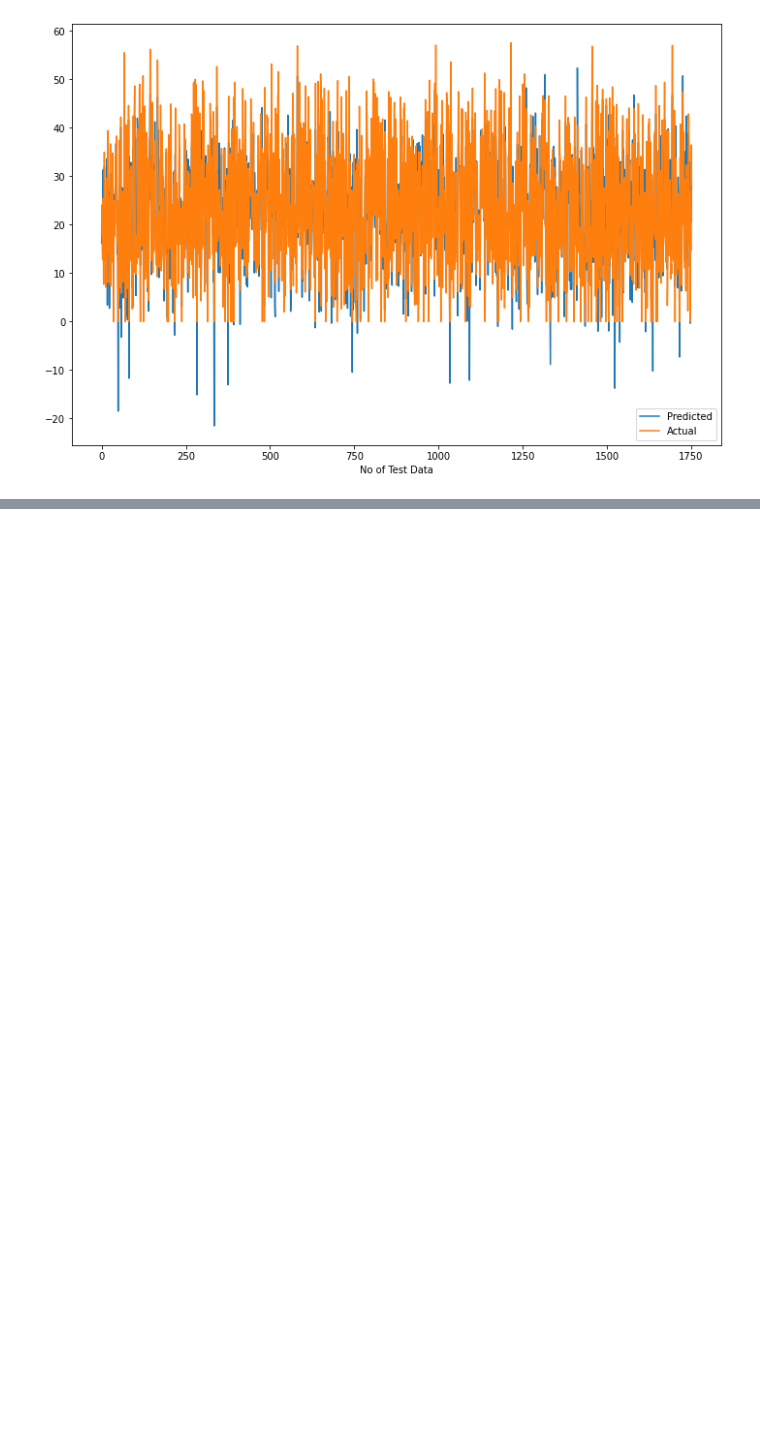
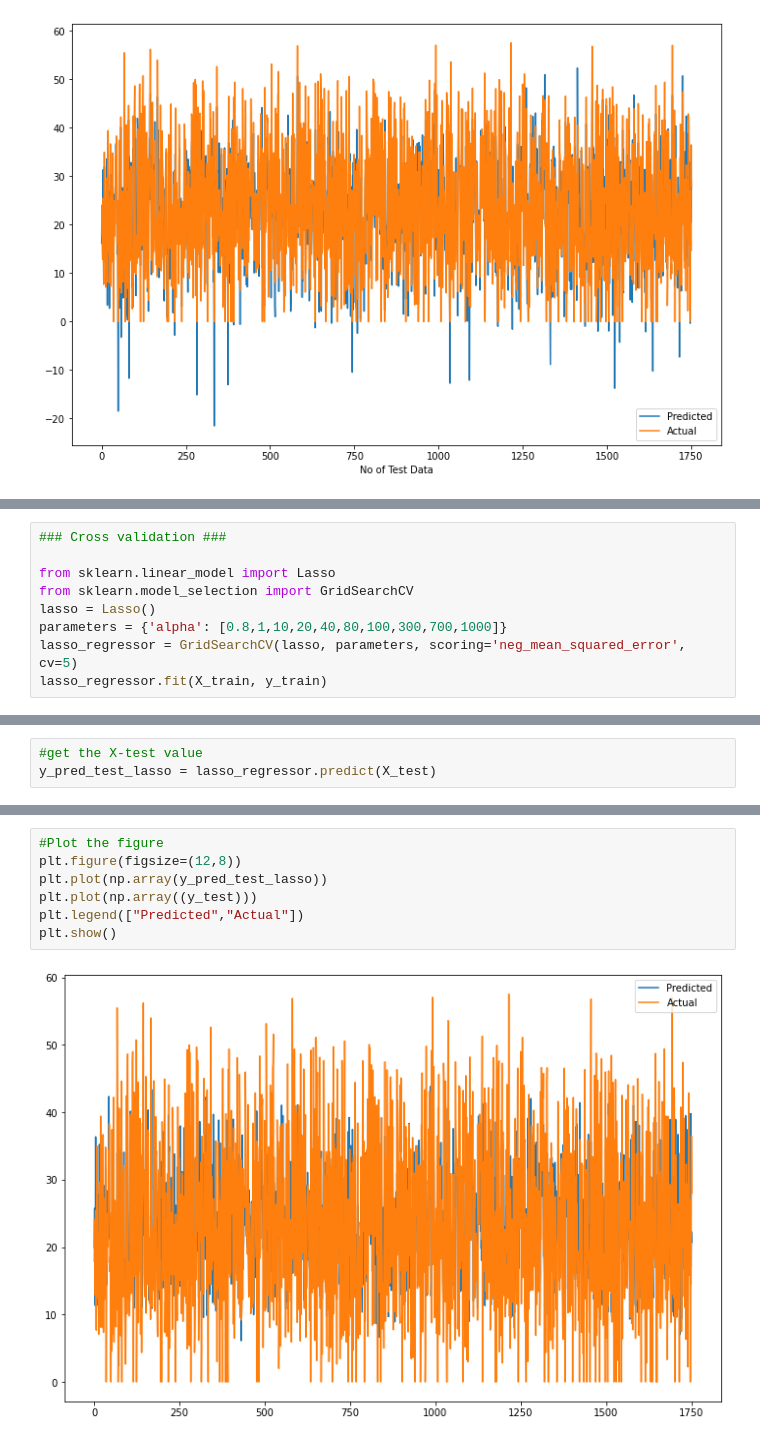
Before and after one commit to Tanushri920/Bike-Sharing-Demand-Prediction, a Jupyter notebook: Copy_of_Bike_Sharing_Demand_Prediction_Capstone_Project.ipynb, the cells around one changed output, grey strips where cells are left out. Cells and saved outputs as stored; diff of their text form; blank space fills up the shorter version.

```diff
--- a/Copy_of_Bike_Sharing_Demand_Prediction_Capstone_Project.ipynb
+++ b/Copy_of_Bike_Sharing_Demand_Prediction_Capstone_Project.ipynb
@@ -747,0 +750,9 @@ plt.show()
+# %%
+### Cross validation ###
+
+from sklearn.linear_model import Lasso
+from sklearn.model_selection import GridSearchCV
+lasso = Lasso()
+parameters = {'alpha': [0.8,1,10,20,40,80,100,300,700,1000]}
+lasso_regressor = GridSearchCV(lasso, parameters, scoring='neg_mean_squared_error', cv=5)
+lasso_regressor.fit(X_train, y_train)
@@ -747,0 +773,3 @@ plt.show()
+# %%
+#get the X-test value
+y_pred_test_lasso = lasso_regressor.predict(X_test)
@@ -747,0 +798,9 @@ plt.show()
+# %%
+#Plot the figure
+plt.figure(figsize=(12,8))
+plt.plot(np.array(y_pred_test_lasso))
+plt.plot(np.array((y_test)))
+plt.legend(["Predicted","Actual"])
+plt.show()
+# %% [output]
+[figure, added]
```
Also changed, not shown: parts of 41 cells of this notebook.
